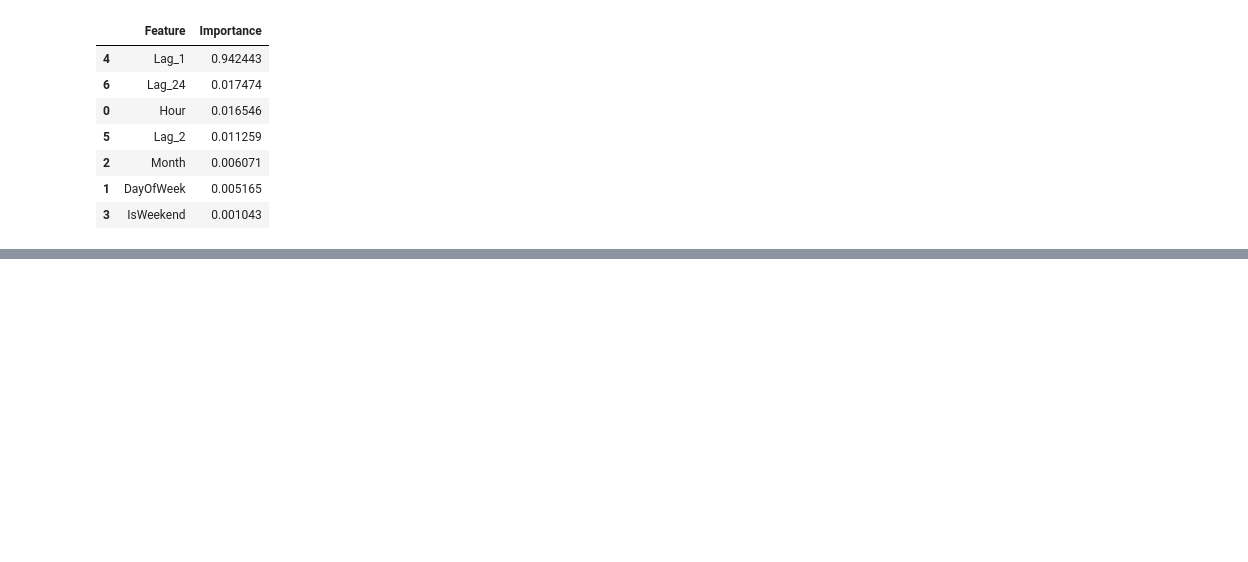
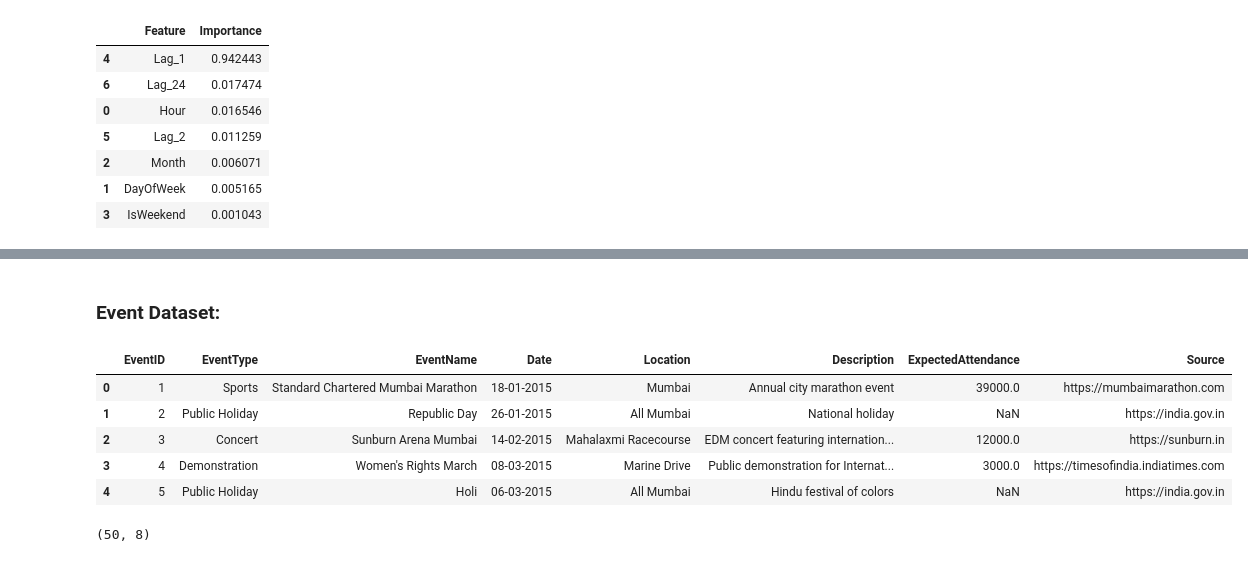
Before and after one commit to Sunita-Gadapa/Uber_project, a Jupyter notebook: Uber_project.ipynb, the cells around one changed output, grey strips where cells are left out. Cells and saved outputs as stored; diff of their text form; code cells hidden in the pictures; blank space fills up the shorter version.

```diff
--- a/Uber_project.ipynb
+++ b/Uber_project.ipynb
@@ -171,0 +252,17 @@ feature_importance.head(8)
+# %% [markdown]
+### Event Dataset:
+# %%
+# Event Dataset:
+Event_data= pd.read_csv(r"C:\Users\hp\Desktop\Event_dataset.csv")
+Event_data.head()
+# %% [output]
+|  | EventID | EventType | EventName | Date | Location | Description | ExpectedAttendance | Source |
+| 0 | 1 | Sports | Standard Chartered Mumbai Marathon | 18-01-2015 | Mumbai | Annual city marathon event | 39000.0 | https://mumbaimarathon.com |
+| 1 | 2 | Public Holiday | Republic Day | 26-01-2015 | All Mumbai | National holiday | NaN | https://india.gov.in |
+| 2 | 3 | Concert | Sunburn Arena Mumbai | 14-02-2015 | Mahalaxmi Racecourse | EDM concert featuring internation... | 12000.0 | https://sunburn.in |
+| 3 | 4 | Demonstration | Women's Rights March | 08-03-2015 | Marine Drive | Public demonstration for Internat... | 3000.0 | https://timesofindia.indiatimes.com |
+| 4 | 5 | Public Holiday | Holi | 06-03-2015 | All Mumbai | Hindu festival of colors | NaN | https://india.gov.in |
+# %%
+Event_data.shape
+# %% [output]
+(50, 8)
```
Also changed, not shown: parts of 30 cells of this notebook.
